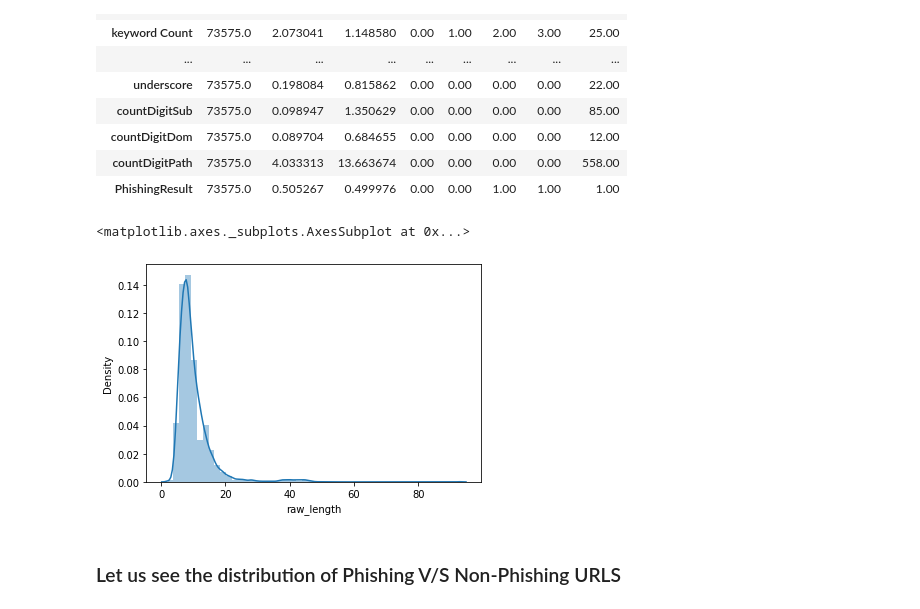
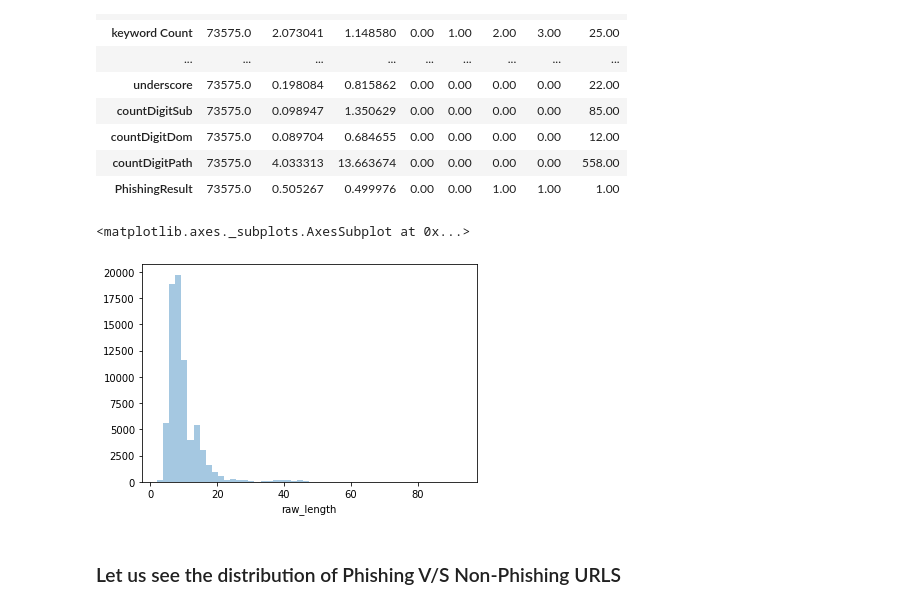
Before and after one commit to Shreya549/no-phishy, a Jupyter notebook: Data Visualization.ipynb, the cells around one changed output. Cells and saved outputs as stored; diff of their text form; code cells hidden in the pictures.

```diff
--- a/Data Visualization.ipynb
+++ b/Data Visualization.ipynb
@@ -61,10 +63,10 @@ df.describe().transpose()
 | countDigitPath | 73575.0 | 4.033313 | 13.663674 | 0.00 | 0.00 | 0.00 | 0.00 | 558.00 |
 | PhishingResult | 73575.0 | 0.505267 | 0.499976 | 0.00 | 0.00 | 1.00 | 1.00 | 1.00 |
 # %%
-sns.distplot(df['raw_length'])
+sns.distplot(df['raw_length'], kde = False)
 # %% [output]
 <matplotlib.axes._subplots.AxesSubplot at 0x...>
-[figure, old version]
+[figure, new version]
 # %% [markdown]
 ### Let us see the distribution of Phishing V/S Non-Phishing URLS
 # %%
```
Also changed, not shown: parts of 6 cells of this notebook.
